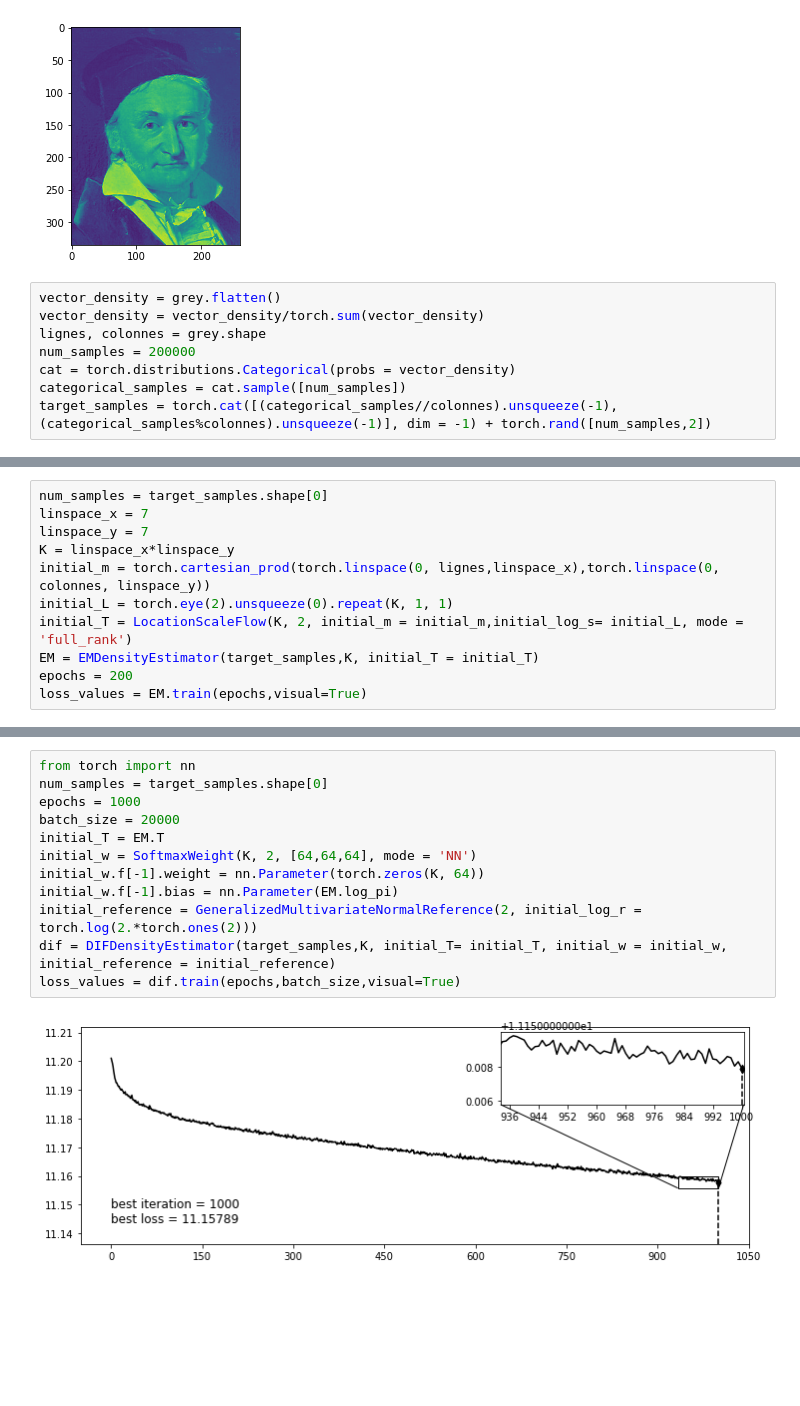
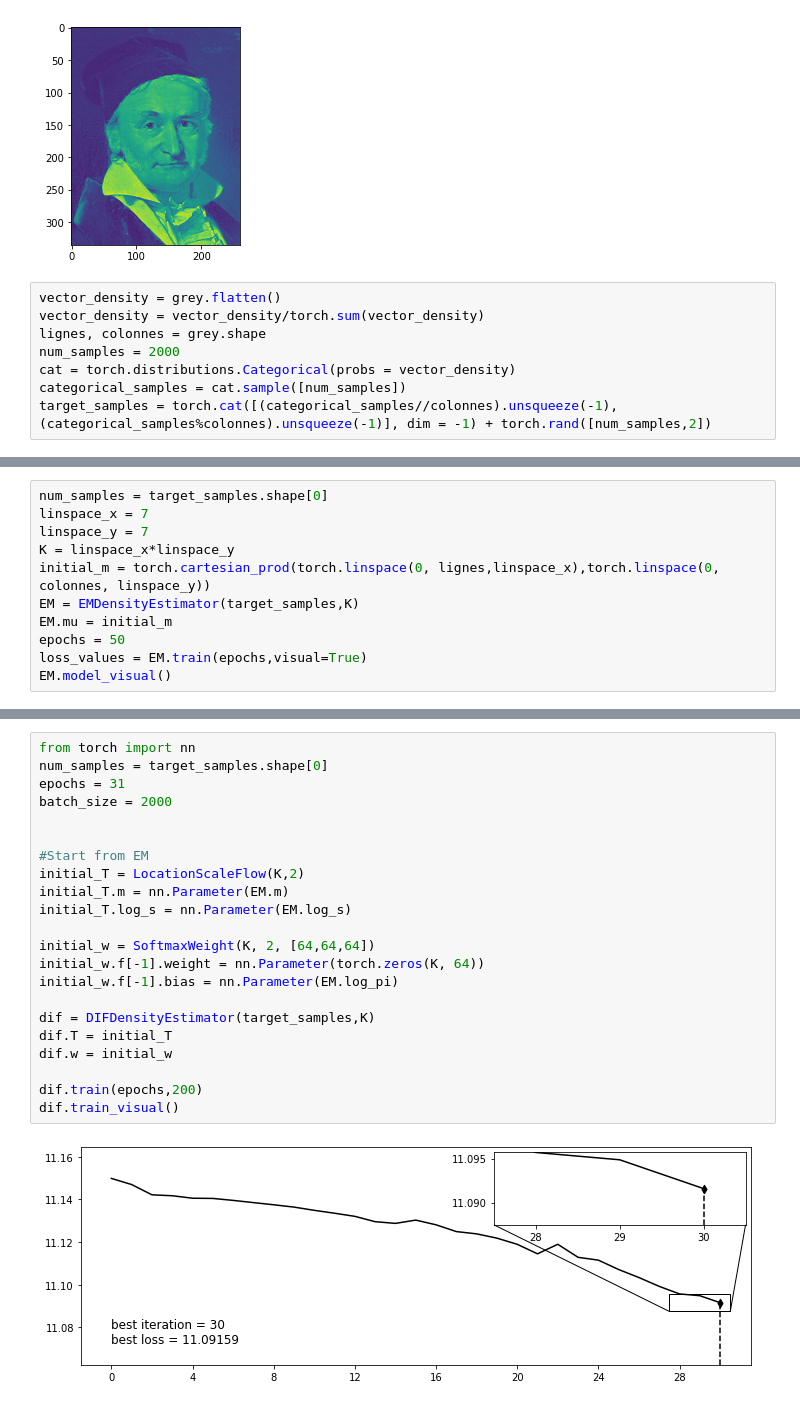
Before and after one commit to ElouanARGOUARCH/Discretely-Indexed-Flows, a Jupyter notebook: experiments/Figures/gauss/gauss_image.ipynb, the cells around one changed output, grey strips where cells are left out. Cells and saved outputs as stored; diff of their text form; blank space fills up the shorter version.

```diff
--- a/experiments/Figures/gauss/gauss_image.ipynb
+++ b/experiments/Figures/gauss/gauss_image.ipynb
@@ -33,7 +33,7 @@ plt.imshow(grey)
 vector_density = grey.flatten()
 vector_density = vector_density/torch.sum(vector_density)
 lignes, colonnes = grey.shape
-num_samples = 200000
+num_samples = 2000
 cat = torch.distributions.Categorical(probs = vector_density)
 categorical_samples = cat.sample([num_samples])
 target_samples = torch.cat([(categorical_samples//colonnes).unsqueeze(-1), (categorical_samples%colonnes).unsqueeze(-1)], dim = -1) + torch.rand([num_samples,2])
@@ -62,9 +62,9 @@ linspace_x = 7
 linspace_y = 7
 K = linspace_x*linspace_y
 initial_m = torch.cartesian_prod(torch.linspace(0, lignes,linspace_x),torch.linspace(0, colonnes, linspace_y))
-initial_L = torch.eye(2).unsqueeze(0).repeat(K, 1, 1)
-initial_T = LocationScaleFlow(K, 2, initial_m = initial_m,initial_log_s= initial_L, mode = 'full_rank')
-EM = EMDensityEstimator(target_samples,K, initial_T = initial_T)
-epochs = 200
+EM = EMDensityEstimator(target_samples,K)
+EM.mu = initial_m
+epochs = 50
 loss_values = EM.train(epochs,visual=True)
+EM.model_visual()
 # %% [output]
@@ -72,14 +74,24 @@ loss_values = EM.train(epochs,visual=True)
 # %%
 from torch import nn
 num_samples = target_samples.shape[0]
-epochs = 1000
-batch_size = 20000
-initial_T = EM.T
-initial_w = SoftmaxWeight(K, 2, [64,64,64], mode = 'NN')
+epochs = 31
+batch_size = 2000
+
+
+#Start from EM
+initial_T = LocationScaleFlow(K,2)
+initial_T.m = nn.Parameter(EM.m)
+initial_T.log_s = nn.Parameter(EM.log_s)
+
+initial_w = SoftmaxWeight(K, 2, [64,64,64])
 initial_w.f[-1].weight = nn.Parameter(torch.zeros(K, 64))
 initial_w.f[-1].bias = nn.Parameter(EM.log_pi)
-initial_reference = GeneralizedMultivariateNormalReference(2, initial_log_r = torch.log(2.*torch.ones(2)))
-dif = DIFDensityEstimator(target_samples,K, initial_T= initial_T, initial_w = initial_w, initial_reference = initial_reference)
-loss_values = dif.train(epochs,batch_size,visual=True)
+
+dif = DIFDensityEstimator(target_samples,K)
+dif.T = initial_T
+dif.w = initial_w
+
+dif.train(epochs,200)
+dif.train_visual()
 # %% [output]
-[figure, old version]
+[figure, new version]
```
Also changed, not shown: parts of 6 cells of this notebook, 8 other files.
